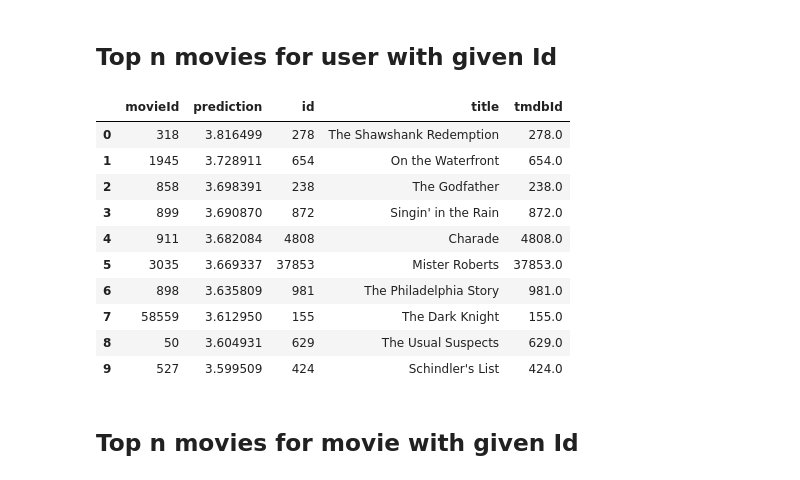
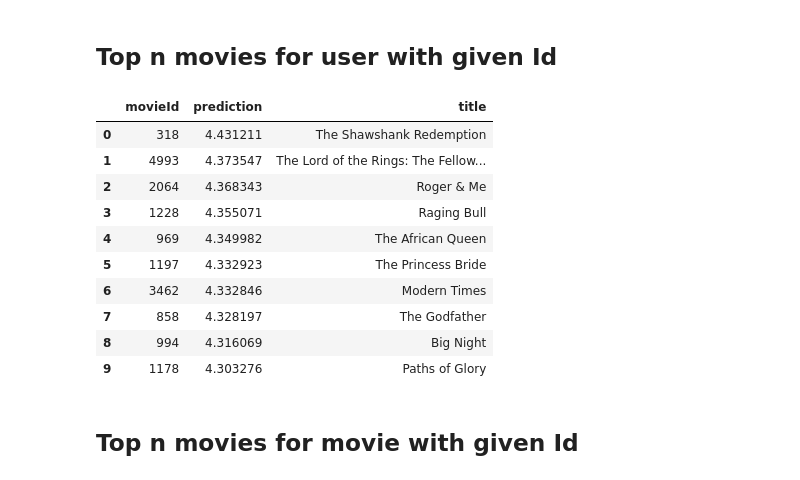
Before and after one commit to mcielinski/recommender-systems, a Jupyter notebook: assignment-1/matrix-factorization/matrix-factorization.ipynb, the cells around one changed output. Cells and saved outputs as stored; diff of their text form; code cells hidden in the pictures.

```diff
--- a/assignment-1/matrix-factorization/matrix-factorization.ipynb
+++ b/assignment-1/matrix-factorization/matrix-factorization.ipynb
@@ -40,14 +43,14 @@ ratings['movieId'].nunique()
 9066
 # %%
 # surprise reader API to read the dataset
-reader = Reader(rating_scale=(0,5))
+reader = Reader(rating_scale=(0.5,5))
 # %%
 data = Dataset.load_from_df(ratings[['userId', 'movieId', 'rating']], reader)
 # %%
 # svd = SVD()
 # cross_validate(svd, data, measures=['RMSE', 'MAE'], cv=5, verbose=True)
 # %%
-movies = pd.read_csv("../data/movies_metadata.csv",usecols=['id','title'])
+movies = pd.read_csv("../data/movies_metadata.csv",usecols=['id','title', 'genres'])
 # %%
 movies = movies.drop([19730, 29503, 35587])
 movies = movies.drop_duplicates(subset="title")
@@ -91,9 +94,14 @@ movies
+# %%
+from ast import literal_eval
+movies['genres'] = movies['genres']\
+    .apply(literal_eval)\
+    .apply(lambda x: [i['name'] for i in x])
 # %% [markdown]
 ## Collaborative Filtering using Matrix Decomposition
 # %%
-trainset= data.build_full_trainset()
-algo = SVD()
+trainset, testset = train_test_split(data, test_size=0.1)
+algo = NMF()
 algo.fit(trainset)
 
-testset= trainset.build_anti_testset()
+# testset= trainset.build_anti_testset()
 predictions = algo.test(testset)
@@ -111,20 +146,20 @@ def make_predictions_for_user(userId, n_recommendations, model, movies):
     return predictions[["movieId", 'prediction', 'title']]
 #     return predictions
 # %%
-preds = make_predictions_for_user(1, 10, algo, movies)
+preds = make_predictions_for_user(2, 10, algo, movies)
 preds
 # %% [output]
-|  | movieId | prediction | id | title | tmdbId |
-| 0 | 318 | 3.816499 | 278 | The Shawshank Redemption | 278.0 |
-| 1 | 1945 | 3.728911 | 654 | On the Waterfront | 654.0 |
-| 2 | 858 | 3.698391 | 238 | The Godfather | 238.0 |
-| 3 | 899 | 3.690870 | 872 | Singin' in the Rain | 872.0 |
-| 4 | 911 | 3.682084 | 4808 | Charade | 4808.0 |
-| 5 | 3035 | 3.669337 | 37853 | Mister Roberts | 37853.0 |
-| 6 | 898 | 3.635809 | 981 | The Philadelphia Story | 981.0 |
-| 7 | 58559 | 3.612950 | 155 | The Dark Knight | 155.0 |
-| 8 | 50 | 3.604931 | 629 | The Usual Suspects | 629.0 |
-| 9 | 527 | 3.599509 | 424 | Schindler's List | 424.0 |
+|  | movieId | prediction | title |
+| 0 | 318 | 4.431211 | The Shawshank Redemption |
+| 1 | 4993 | 4.373547 | The Lord of the Rings: The Fellow... |
+| 2 | 2064 | 4.368343 | Roger & Me |
+| 3 | 1228 | 4.355071 | Raging Bull |
+| 4 | 969 | 4.349982 | The African Queen |
+| 5 | 1197 | 4.332923 | The Princess Bride |
+| 6 | 3462 | 4.332846 | Modern Times |
+| 7 | 858 | 4.328197 | The Godfather |
+| 8 | 994 | 4.316069 | Big Night |
+| 9 | 1178 | 4.303276 | Paths of Glory |
 # %% [markdown]
 ## Top n movies for movie with given Id
 # %%
```
Also changed, not shown: parts of 13 cells of this notebook.
